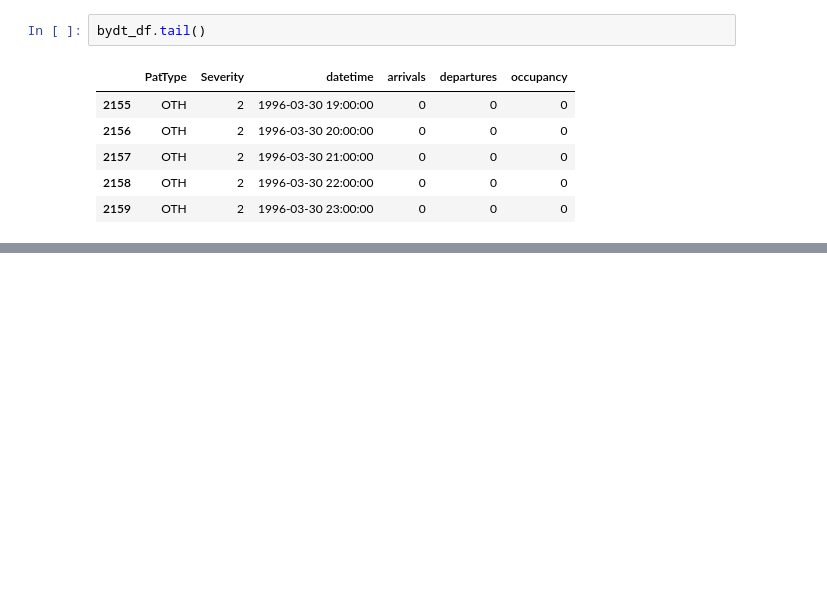
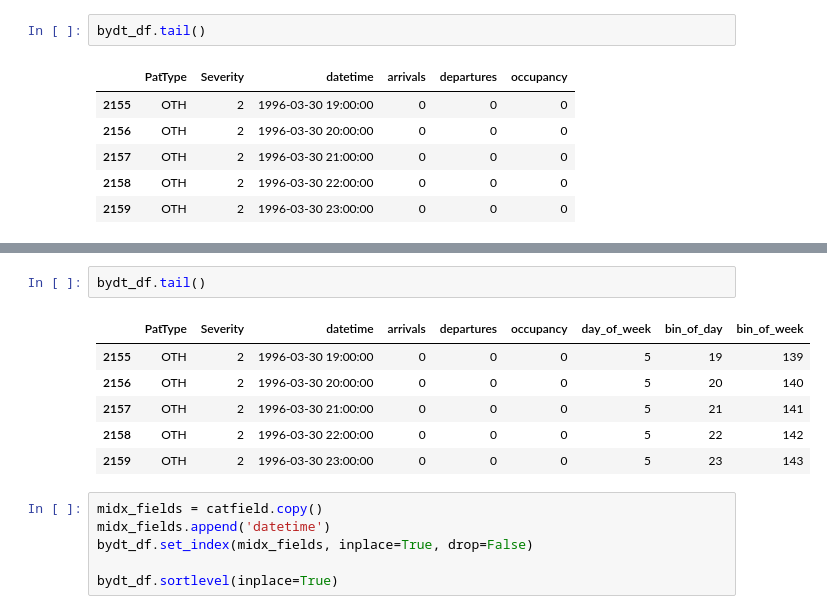
Before and after one commit to misken/hillmaker, a Jupyter notebook: hillmaker/testing/iss17_multicats.ipynb, the cells around one changed output, grey strips where cells are left out. Saved outputs shown, nothing was run; the diff lists cells and outputs as text; blank space fills up the shorter version.

```diff
--- a/hillmaker/testing/iss17_multicats.ipynb
+++ b/hillmaker/testing/iss17_multicats.ipynb
@@ -419,0 +343,15 @@ bydt_df.tail()
+# %%
+bydt_df.tail()
+# %% [output]
+|  | PatType | Severity | datetime | arrivals | departures | occupancy | day_of_week | bin_of_day | bin_of_week |
+| 2155 | OTH | 2 | 1996-03-30 19:00:00 | 0 | 0 | 0 | 5 | 19 | 139 |
+| 2156 | OTH | 2 | 1996-03-30 20:00:00 | 0 | 0 | 0 | 5 | 20 | 140 |
+| 2157 | OTH | 2 | 1996-03-30 21:00:00 | 0 | 0 | 0 | 5 | 21 | 141 |
+| 2158 | OTH | 2 | 1996-03-30 22:00:00 | 0 | 0 | 0 | 5 | 22 | 142 |
+| 2159 | OTH | 2 | 1996-03-30 23:00:00 | 0 | 0 | 0 | 5 | 23 | 143 |
+# %%
+midx_fields = catfield.copy()
+midx_fields.append('datetime')
+bydt_df.set_index(midx_fields, inplace=True, drop=False)
+
+bydt_df.sortlevel(inplace=True)
```
Also changed, not shown: parts of 43 cells of this notebook, 1 other file.
